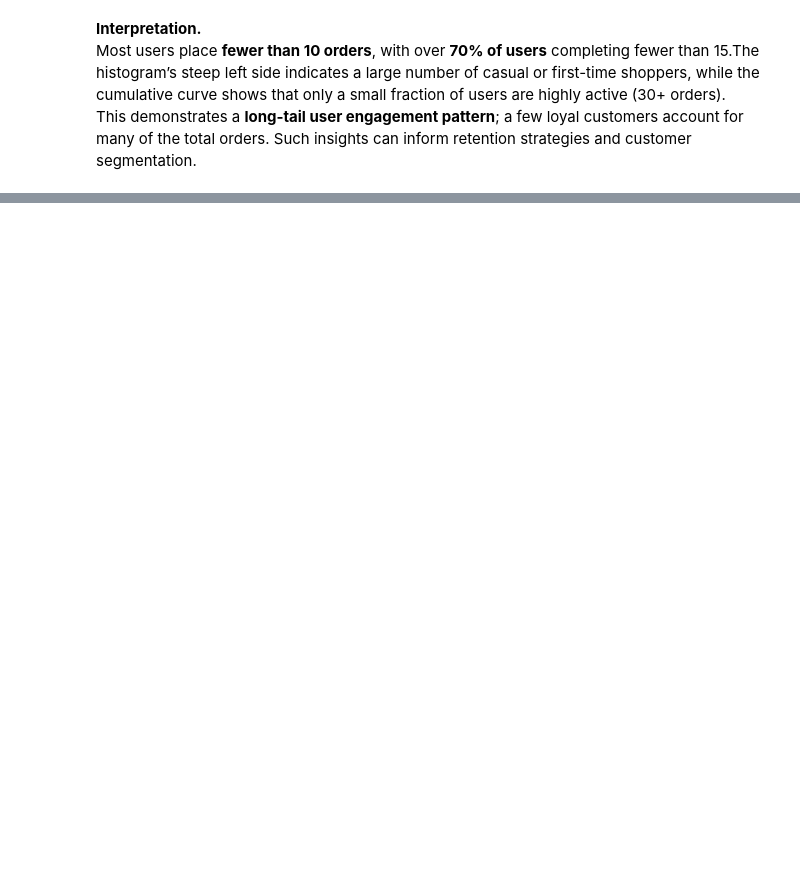
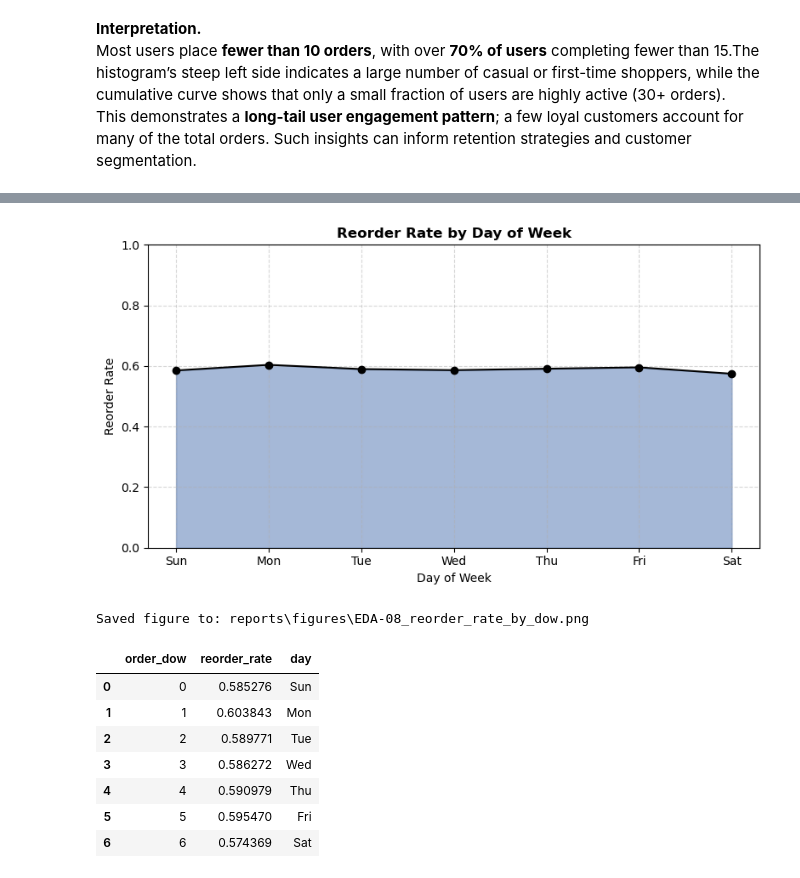
Before and after one commit to Prajwalparajuli/Instacart-product-recommendation, a Jupyter notebook: notebooks/01_eda_instacart.ipynb, the cells around one changed output, grey strips where cells are left out. Saved outputs shown, nothing was run; the diff lists cells and outputs as text; code cells hidden in the pictures; blank space fills up the shorter version.

```diff
--- a/notebooks/01_eda_instacart.ipynb
+++ b/notebooks/01_eda_instacart.ipynb
@@ -366,0 +513,49 @@ This demonstrates a **long-tail user engagement pattern**; a few loyal customers
+# %%
+# Merge prior order line-items with order-level info (to get day of week)
+prior_with_dow = order_prod_prior.merge(
+    orders_prior[["order_id", "order_dow"]], on="order_id", how="left"
+)
+
+# Compute reorder rate (mean of reordered) per day of week
+reorder_dow = (
+    prior_with_dow.groupby("order_dow")["reordered"]
+    .mean()
+    .reset_index(name="reorder_rate")
+    .sort_values("order_dow")
+)
+
+# Map day numbers to names
+dow_map = {0: "Sun", 1: "Mon", 2: "Tue", 3: "Wed", 4: "Thu", 5: "Fri", 6: "Sat"}
+reorder_dow["day"] = reorder_dow["order_dow"].map(dow_map)
+
+# Plot
+plt.figure(figsize=(8, 4.5))
+plt.plot(reorder_dow["day"], reorder_dow["reorder_rate"], marker="o", color="black")
+plt.fill_between(reorder_dow["day"], reorder_dow["reorder_rate"],
+                 color=sns.color_palette("deep")[0], alpha=0.5)
+plt.grid(axis='y', linestyle='--', alpha=0.5)
+plt.grid(axis='x', linestyle='--', alpha=0.5)
+plt.title("Reorder Rate by Day of Week", fontsize=12, weight="bold")
+plt.xlabel("Day of Week")
+plt.ylabel("Reorder Rate")
+plt.ylim(0, 1)
+plt.tight_layout()
+
+# Save
+fig_path = FIG_DIR / "EDA-08_reorder_rate_by_dow.png"
+plt.savefig(fig_path, dpi=150)
+plt.show()
+
+print(f"Saved figure to: {fig_path}")
+reorder_dow
+# %% [output]
+[figure, added]
+Saved figure to: reports\figures\EDA-08_reorder_rate_by_dow.png
+|  | order_dow | reorder_rate | day |
+| 0 | 0 | 0.585276 | Sun |
+| 1 | 1 | 0.603843 | Mon |
+| 2 | 2 | 0.589771 | Tue |
+| 3 | 3 | 0.586272 | Wed |
+| 4 | 4 | 0.590979 | Thu |
+| 5 | 5 | 0.595470 | Fri |
+| 6 | 6 | 0.574369 | Sat |
```
Also changed, not shown: parts of 26 cells of this notebook, 13 other files.
